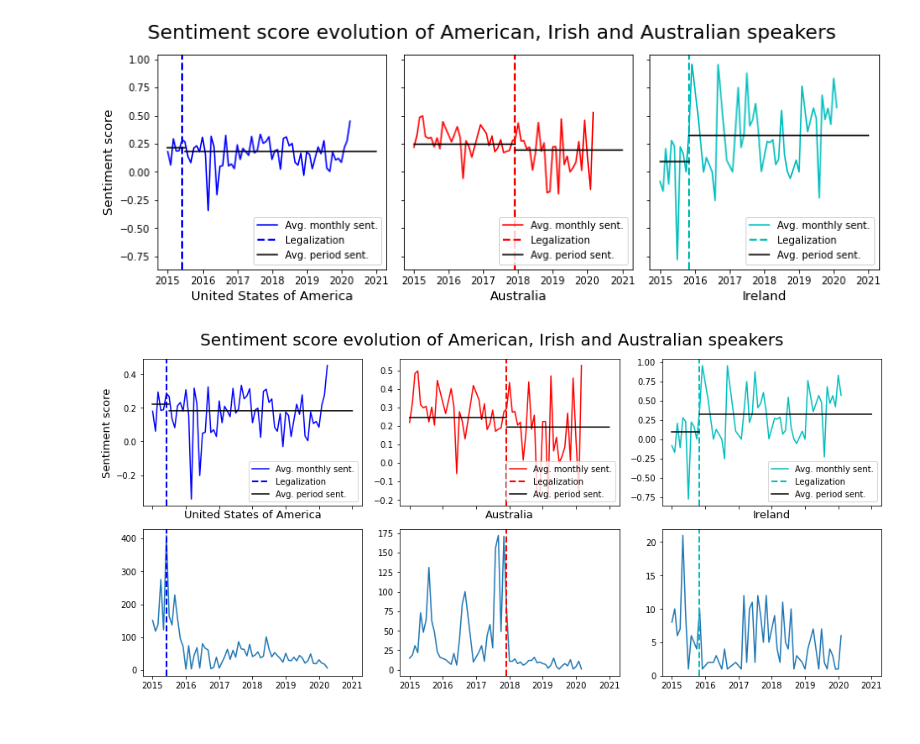
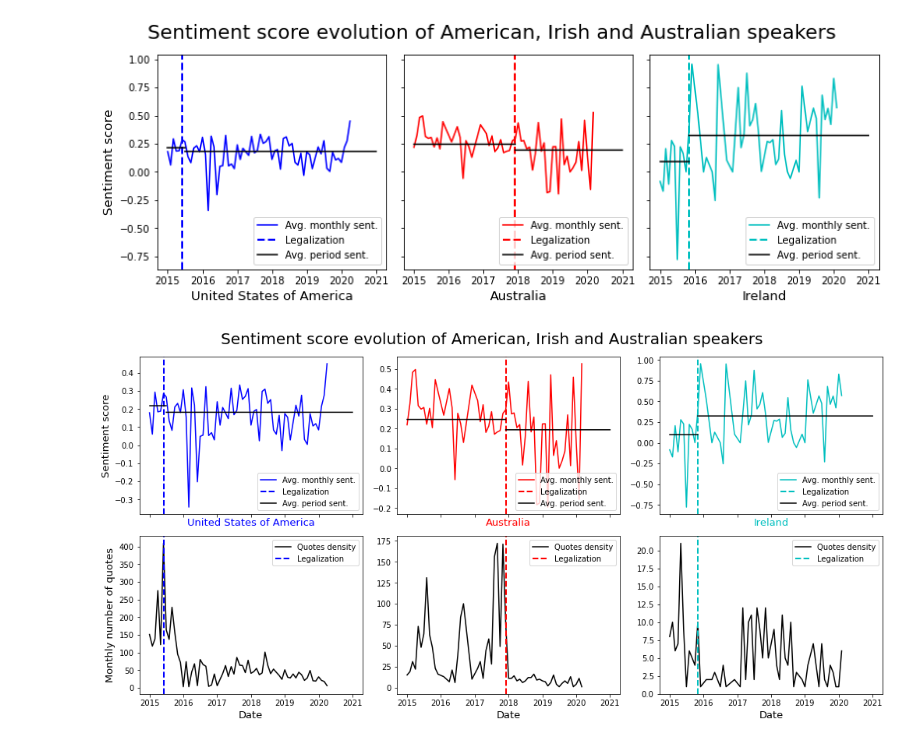
Before and after one commit to epfl-ada/ada-2021-project-fadalbazooka, a Jupyter notebook: research_question_1.ipynb, the cells around one changed output. Saved outputs shown, nothing was run; the diff lists cells and outputs as text; code cells hidden in the pictures.

Commit message:
updated Q1 + plots

```diff
--- a/research_question_1.ipynb
+++ b/research_question_1.ipynb
@@ -566,41 +568,53 @@ ax[2].legend(loc = 'lower right')
 <matplotlib.legend.Legend at 0x...>
 [figure]
 # %%
-fig, ax = plt.subplots(2,3, sharex=True, constrained_layout=True,figsize=(13,6))
+fig, ax = plt.subplots(2,3, sharex=True, constrained_layout=True,figsize=(14,7))
 plt.suptitle('Sentiment score evolution of American, Irish and Australian speakers', fontsize=20)
 
 ax[0,0].plot(quotes_USA.groupby('quote_date').mean()["Sentiment"], 'b', label = 'Avg. monthly sent.')
 ax[0,0].axvline(pd.to_datetime('2015-06-01'), color="blue", linestyle="--", lw=2, label='Legalization')
 ax[0,0].plot(pd.date_range(start="2015-1-1",end="2015-6-30"),quotes_USA_before['Sentiment'].mean() * np.ones(1+(pd.to_datetime("2015-6-30")-pd.to_datetime("2015-1-1")).days),'k')
 ax[0,0].plot(pd.date_range(start="2015-7-1",end="2020-12-31"),quotes_USA_after['Sentiment'].mean() *np.ones(1+(pd.to_datetime("2020-12-31")-pd.to_datetime("2015-7-1")).days),'k', label = 'Avg. period sent.')
 ax[0,0].legend(loc = 'lower right')
 ax[0,0].set_xlabel('United States of America',fontsize = 13)
+ax[0,0].xaxis.label.set_color('b')
 ax[0,0].set_ylabel('Sentiment score',fontsize = 13)
 
 ax[0,1].plot(quotes_AUS.groupby('quote_date').mean()["Sentiment"], 'r', label = 'Avg. monthly sent.')
 ax[0,1].axvline(pd.to_datetime('2017-12-01'), color="red", linestyle="--", lw=2, label='Legalization')
 ax[0,1].plot(pd.date_range(start="2015-1-1",end="2017-11-30"),quotes_AUS_before['Sentiment'].mean() * np.ones(1+(pd.to_datetime("2017-11-30")-pd.to_datetime("2015-1-1")).days),'k')
 ax[0,1].plot(pd.date_range(start="2017-12-1",end="2020-12-31"),quotes_AUS_after['Sentiment'].mean() *np.ones(1+(pd.to_datetime("2020-12-31")-pd.to_datetime("2017-12-1")).days),'k', label = 'Avg. period sent.')
 ax[0,1].set_xlabel('Australia',fontsize = 13)
+ax[0,1].xaxis.label.set_color('r')
 ax[0,1].legend(loc = 'lower right')
 
 ax[0,2].plot(quotes_IRE.groupby('quote_date').mean()["Sentiment"], 'c', label = 'Avg. monthly sent.')
 ax[0,2].axvline(pd.to_datetime('2015-11-01'), color="c", linestyle="--", lw=2, label='Legalization')
 ax[0,2].plot(pd.date_range(start="2015-1-1",end="2015-10-31"),quotes_IRE_before['Sentiment'].mean() * np.ones(1+(pd.to_datetime("2015-10-31")-pd.to_datetime("2015-1-1")).days),'k')
 ax[0,2].plot(pd.date_range(start="2015-11-1",end="2020-12-31"),quotes_IRE_after['Sentiment'].mean() *np.ones(1+(pd.to_datetime("2020-12-31")-pd.to_datetime("2015-11-1")).days),'k', label = 'Avg. period sent.')
 ax[0,2].set_xlabel('Ireland',fontsize = 13)
+ax[0,2].xaxis.label.set_color('c')
 ax[0,2].legend(loc = 'lower right')
 
-ax[1,0].plot(quotes_USA.groupby('quote_date')['date_of_birth'].count(), label = 'Quotes density')
+ax[1,0].plot(quotes_USA.groupby('quote_date')['date_of_birth'].count(), 'k', label = 'Quotes density')
 ax[1,0].axvline(pd.to_datetime('2015-06-01'), color="blue", linestyle="--", lw=2, label='Legalization')
-ax[1,1].plot(quotes_AUS.groupby('quote_date')['date_of_birth'].count(), label = 'Quotes density')
+ax[1,0].legend(loc = 'upper right')
+ax[1,0].set_xlabel('Date',fontsize = 13)
+ax[1,0].set_ylabel('Monthly number of quotes',fontsize = 13)
+
+ax[1,1].plot(quotes_AUS.groupby('quote_date')['date_of_birth'].count(), 'k',label = 'Quotes density')
 ax[1,1].axvline(pd.to_datetime('2017-12-01'), color="red", linestyle="--", lw=2, label='Legalization')
-ax[1,2].plot(quotes_IRE.groupby('quote_date')['date_of_birth'].count(), label = 'Quotes density')
+ax[1,1].legend(loc = 'upper right')
+ax[1,1].set_xlabel('Date',fontsize = 13)
+
+ax[1,2].plot(quotes_IRE.groupby('quote_date')['date_of_birth'].count(), 'k', label = 'Quotes density')
 ax[1,2].axvline(pd.to_datetime('2015-11-01'), color="c", linestyle="--", lw=2, label='Legalization')
+ax[1,2].legend(loc = 'upper right')
+ax[1,2].set_xlabel('Date',fontsize = 13)
 
 plt.savefig('Q1_merged_plot_all_W.png',
             dpi=600,
             format='png',
             bbox_inches='tight')
 # %% [output]
-[figure, old version]
+[figure, new version]
```
Also changed, not shown: parts of 7 cells of this notebook, 3 other files.
